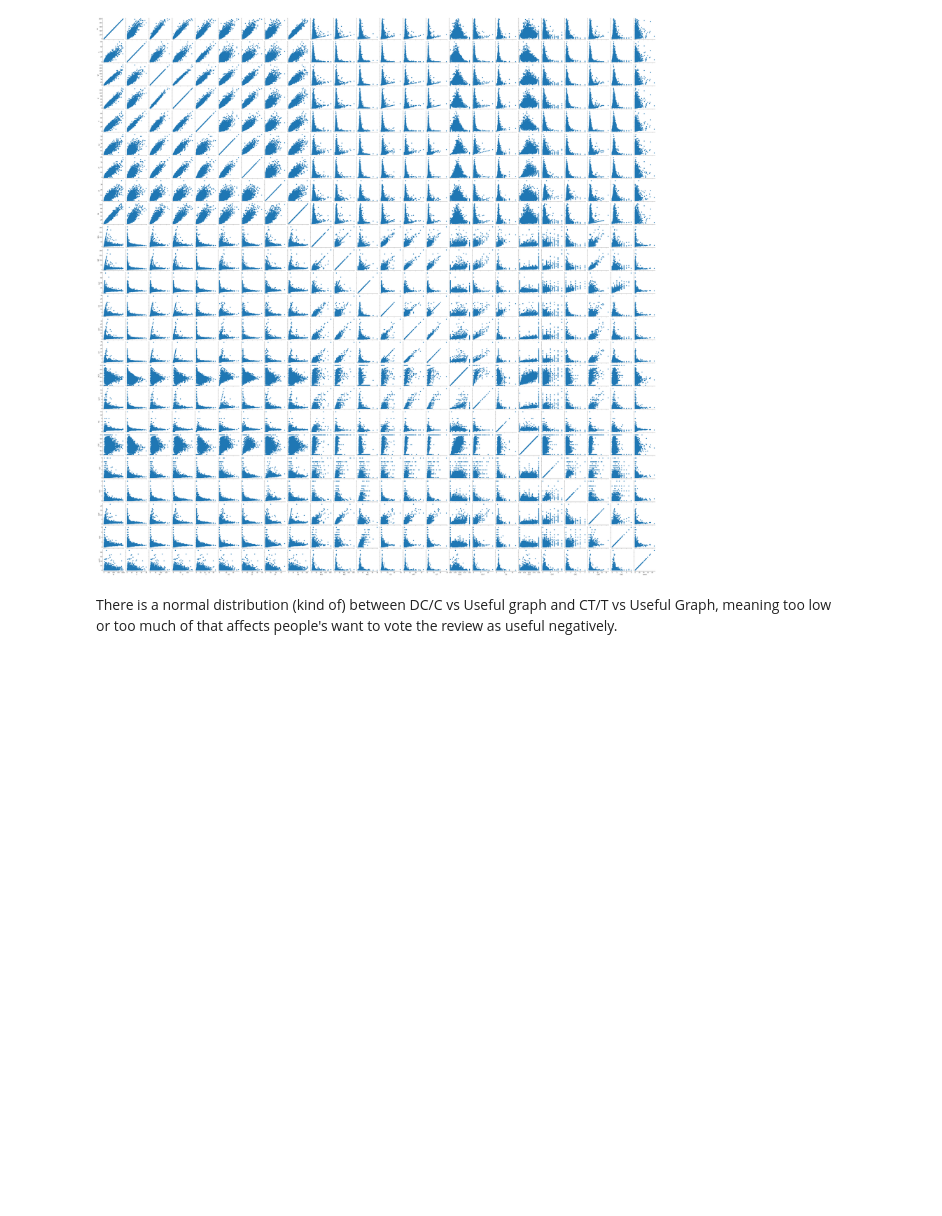
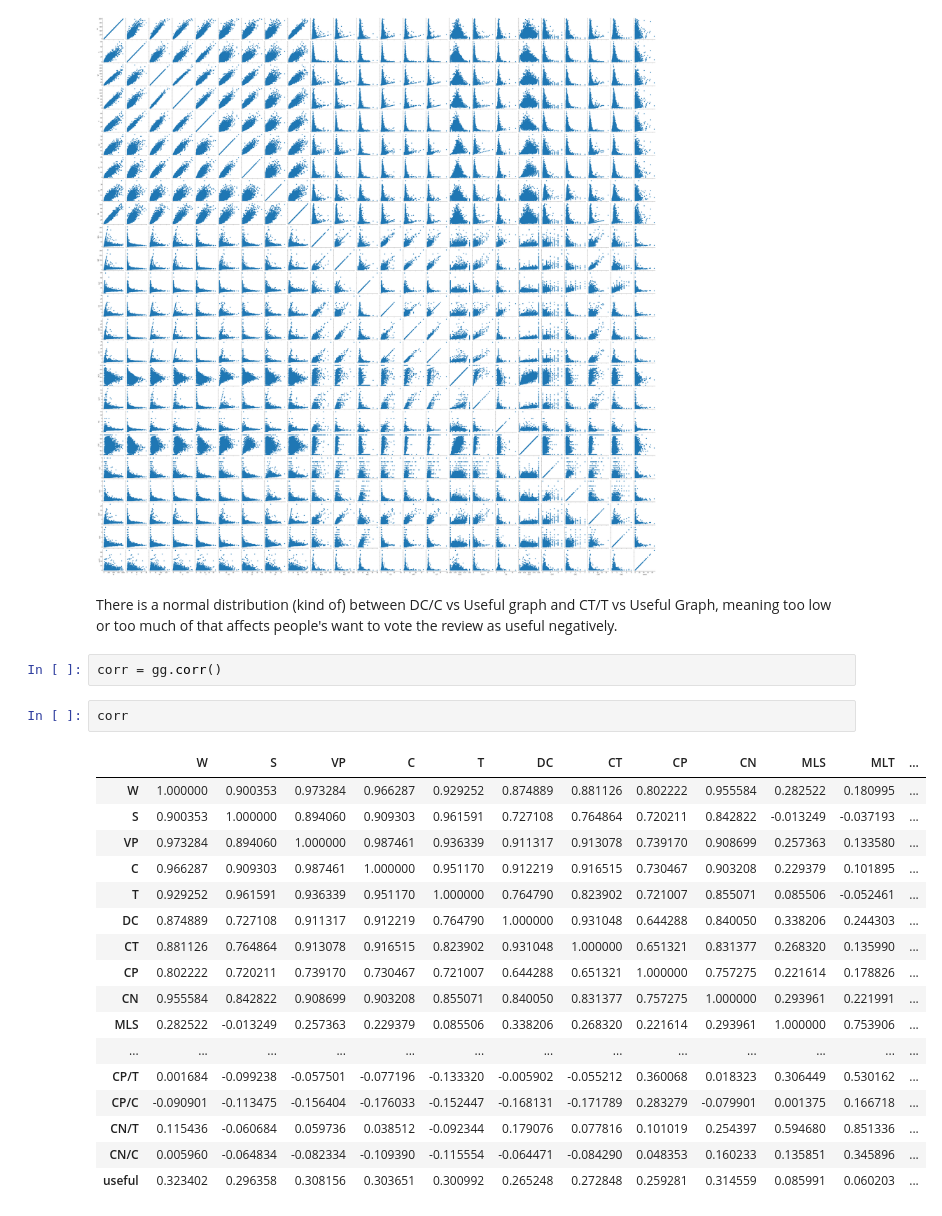
Before and after one commit to stmunees/text-analytics, a Jupyter notebook: Syntactic_Complexity_Relation.ipynb, the cells around one changed output. Cells and saved outputs as stored; diff of their text form; blank space fills up the shorter version.

```diff
--- a/Syntactic_Complexity_Relation_Positive.ipynb
+++ b/Syntactic_Complexity_Relation.ipynb
@@ -44,3 +44,25 @@ temp.map(plt.scatter)
 [figure]
 # %% [markdown]
 There is a normal distribution (kind of) between DC/C vs Useful graph and CT/T vs Useful Graph, meaning too low or too much of that affects people's want to vote the review as useful negatively.
+# %%
+corr = gg.corr()
+# %%
+corr
+# %% [output]
+|  | W | S | VP | C | T | DC | CT | CP | CN | MLS | MLT | ... |
+| W | 1.000000 | 0.900353 | 0.973284 | 0.966287 | 0.929252 | 0.874889 | 0.881126 | 0.802222 | 0.955584 | 0.282522 | 0.180995 | ... |
+| S | 0.900353 | 1.000000 | 0.894060 | 0.909303 | 0.961591 | 0.727108 | 0.764864 | 0.720211 | 0.842822 | -0.013249 | -0.037193 | ... |
+| VP | 0.973284 | 0.894060 | 1.000000 | 0.987461 | 0.936339 | 0.911317 | 0.913078 | 0.739170 | 0.908699 | 0.257363 | 0.133580 | ... |
+| C | 0.966287 | 0.909303 | 0.987461 | 1.000000 | 0.951170 | 0.912219 | 0.916515 | 0.730467 | 0.903208 | 0.229379 | 0.101895 | ... |
+| T | 0.929252 | 0.961591 | 0.936339 | 0.951170 | 1.000000 | 0.764790 | 0.823902 | 0.721007 | 0.855071 | 0.085506 | -0.052461 | ... |
+| DC | 0.874889 | 0.727108 | 0.911317 | 0.912219 | 0.764790 | 1.000000 | 0.931048 | 0.644288 | 0.840050 | 0.338206 | 0.244303 | ... |
+| CT | 0.881126 | 0.764864 | 0.913078 | 0.916515 | 0.823902 | 0.931048 | 1.000000 | 0.651321 | 0.831377 | 0.268320 | 0.135990 | ... |
+| CP | 0.802222 | 0.720211 | 0.739170 | 0.730467 | 0.721007 | 0.644288 | 0.651321 | 1.000000 | 0.757275 | 0.221614 | 0.178826 | ... |
+| CN | 0.955584 | 0.842822 | 0.908699 | 0.903208 | 0.855071 | 0.840050 | 0.831377 | 0.757275 | 1.000000 | 0.293961 | 0.221991 | ... |
+| MLS | 0.282522 | -0.013249 | 0.257363 | 0.229379 | 0.085506 | 0.338206 | 0.268320 | 0.221614 | 0.293961 | 1.000000 | 0.753906 | ... |
+| ... | ... | ... | ... | ... | ... | ... | ... | ... | ... | ... | ... | ... |
+| CP/T | 0.001684 | -0.099238 | -0.057501 | -0.077196 | -0.133320 | -0.005902 | -0.055212 | 0.360068 | 0.018323 | 0.306449 | 0.530162 | ... |
+| CP/C | -0.090901 | -0.113475 | -0.156404 | -0.176033 | -0.152447 | -0.168131 | -0.171789 | 0.283279 | -0.079901 | 0.001375 | 0.166718 | ... |
+| CN/T | 0.115436 | -0.060684 | 0.059736 | 0.038512 | -0.092344 | 0.179076 | 0.077816 | 0.101019 | 0.254397 | 0.594680 | 0.851336 | ... |
+| CN/C | 0.005960 | -0.064834 | -0.082334 | -0.109390 | -0.115554 | -0.064471 | -0.084290 | 0.048353 | 0.160233 | 0.135851 | 0.345896 | ... |
+| useful | 0.323402 | 0.296358 | 0.308156 | 0.303651 | 0.300992 | 0.265248 | 0.272848 | 0.259281 | 0.314559 | 0.085991 | 0.060203 | ... |
```
Also changed, not shown: parts of 2 cells of this notebook.
